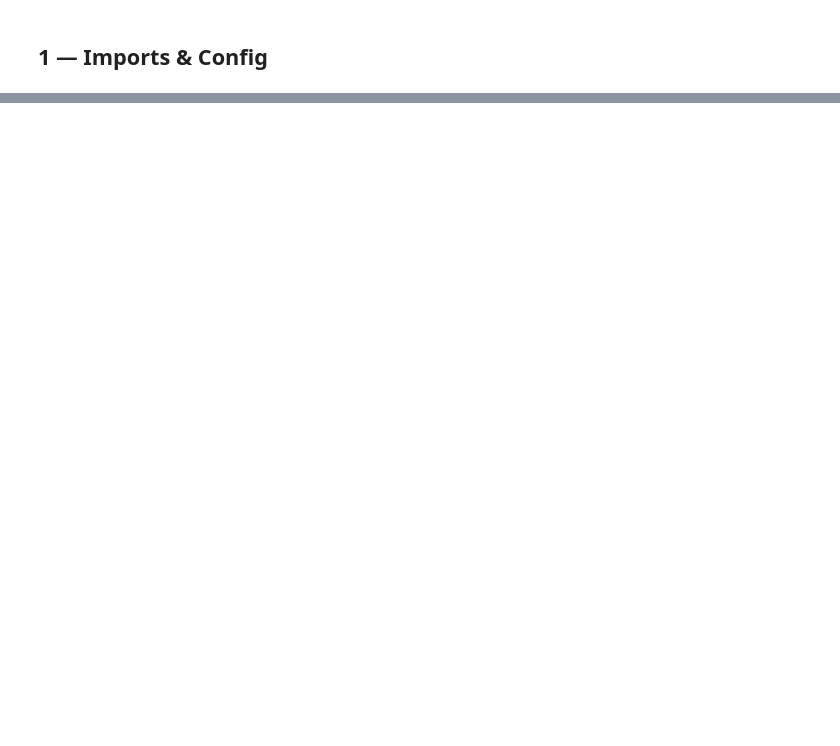
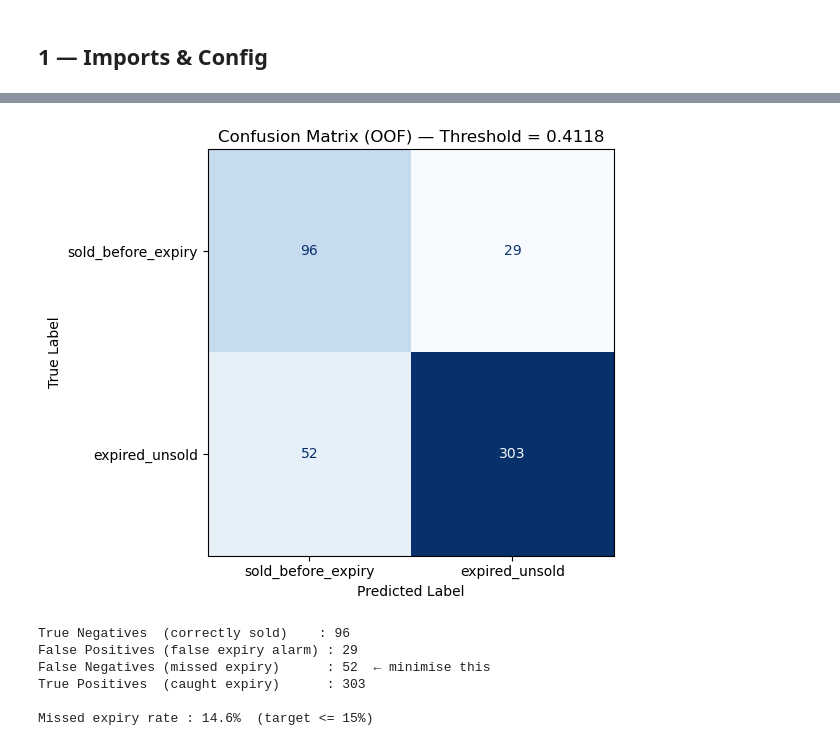
Before and after one commit to FlowSync-FS/FlowSync-ML-and-Agents, a Jupyter notebook: ml/models/expiry_risk.ipynb, the cells around one changed output, grey strips where cells are left out. Drawn from its saved outputs; the diff is of its cells as text; code cells hidden in the pictures; blank space fills up the shorter version.

```diff
--- a/ml/models/expiry_risk.ipynb
+++ b/ml/models/expiry_risk.ipynb
@@ -290,0 +438,32 @@ can load the threshold without deserialising the full RF.
+# %%
+from sklearn.metrics import ConfusionMatrixDisplay, confusion_matrix
+
+cm = confusion_matrix(oof_y, preds)
+
+disp = ConfusionMatrixDisplay(
+    confusion_matrix=cm,
+    display_labels=['sold_before_expiry', 'expired_unsold']
+)
+
+fig, ax = plt.subplots(figsize=(6, 5))
+disp.plot(ax=ax, colorbar=False, cmap='Blues')
+ax.set_title(f'Confusion Matrix (OOF) — Threshold = {optimal_threshold:.4f}')
+ax.set_xlabel('Predicted Label')
+ax.set_ylabel('True Label')
+plt.tight_layout()
+plt.show()
+
+tn, fp, fn, tp = cm.ravel()
+print(f'True Negatives  (correctly sold)    : {tn}')
+print(f'False Positives (false expiry alarm) : {fp}')
+print(f'False Negatives (missed expiry)      : {fn}  ← minimise this')
+print(f'True Positives  (caught expiry)      : {tp}')
+print(f'\nMissed expiry rate : {fn / (fn + tp):.1%}  (target <= {1 - RECALL_TARGET:.0%})')
+# %% [output]
+[figure, added]
+True Negatives  (correctly sold)    : 96
+False Positives (false expiry alarm) : 29
+False Negatives (missed expiry)      : 52  ← minimise this
+True Positives  (caught expiry)      : 303
+
+Missed expiry rate : 14.6%  (target <= 15%)
```
Also changed, not shown: parts of 24 cells of this notebook, 4 other files.
